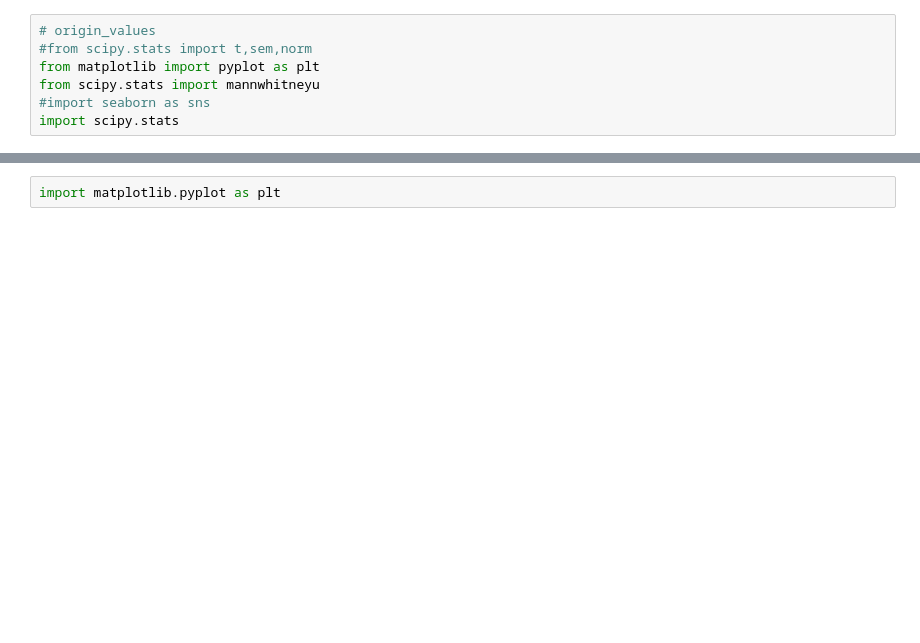
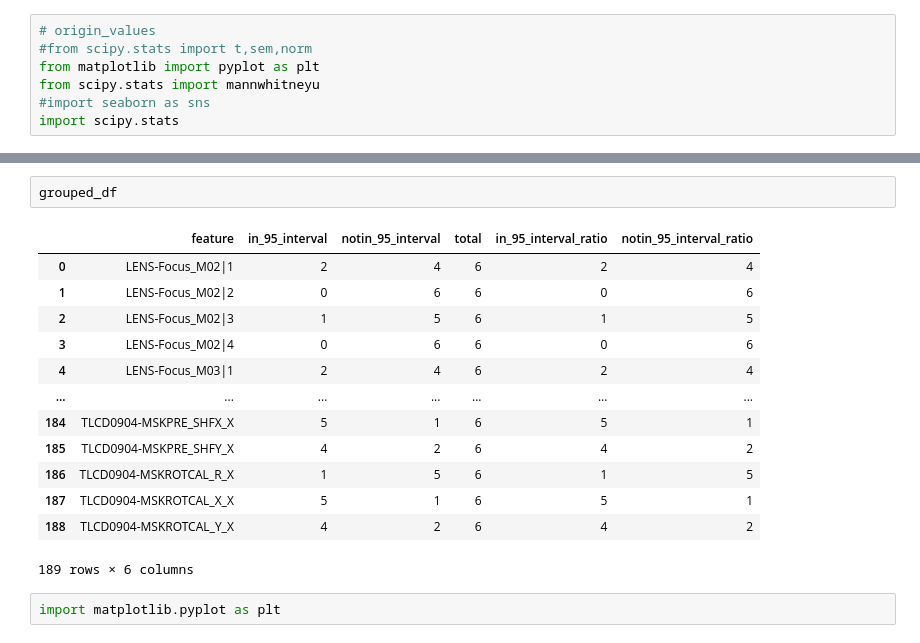
Before and after one commit to DanyelleJhang/FST, a Jupyter notebook: InversePrediction.ipynb, the cells around one changed output, grey strips where cells are left out. Drawn from its saved outputs; the diff is of its cells as text; blank space fills up the shorter version.

```diff
--- a/InversePrediction.ipynb
+++ b/InversePrediction.ipynb
@@ -223,3 +306,19 @@ def simulation_performance(simulation_result,origin_values,ci_level=95):
+# %%
+grouped_df
+# %% [output]
+|  | feature | in_95_interval | notin_95_interval | total | in_95_interval_ratio | notin_95_interval_ratio |
+| 0 | LENS-Focus_M02|1 | 2 | 4 | 6 | 2 | 4 |
+| 1 | LENS-Focus_M02|2 | 0 | 6 | 6 | 0 | 6 |
+| 2 | LENS-Focus_M02|3 | 1 | 5 | 6 | 1 | 5 |
+| 3 | LENS-Focus_M02|4 | 0 | 6 | 6 | 0 | 6 |
+| 4 | LENS-Focus_M03|1 | 2 | 4 | 6 | 2 | 4 |
+| ... | ... | ... | ... | ... | ... | ... |
+| 184 | TLCD0904-MSKPRE_SHFX_X | 5 | 1 | 6 | 5 | 1 |
+| 185 | TLCD0904-MSKPRE_SHFY_X | 4 | 2 | 6 | 4 | 2 |
+| 186 | TLCD0904-MSKROTCAL_R_X | 1 | 5 | 6 | 1 | 5 |
+| 187 | TLCD0904-MSKROTCAL_X_X | 5 | 1 | 6 | 5 | 1 |
+| 188 | TLCD0904-MSKROTCAL_Y_X | 4 | 2 | 6 | 4 | 2 |
+189 rows × 6 columns
 # %%
 import matplotlib.pyplot as plt
 # %%
```
Also changed, not shown: parts of 15 cells of this notebook.
